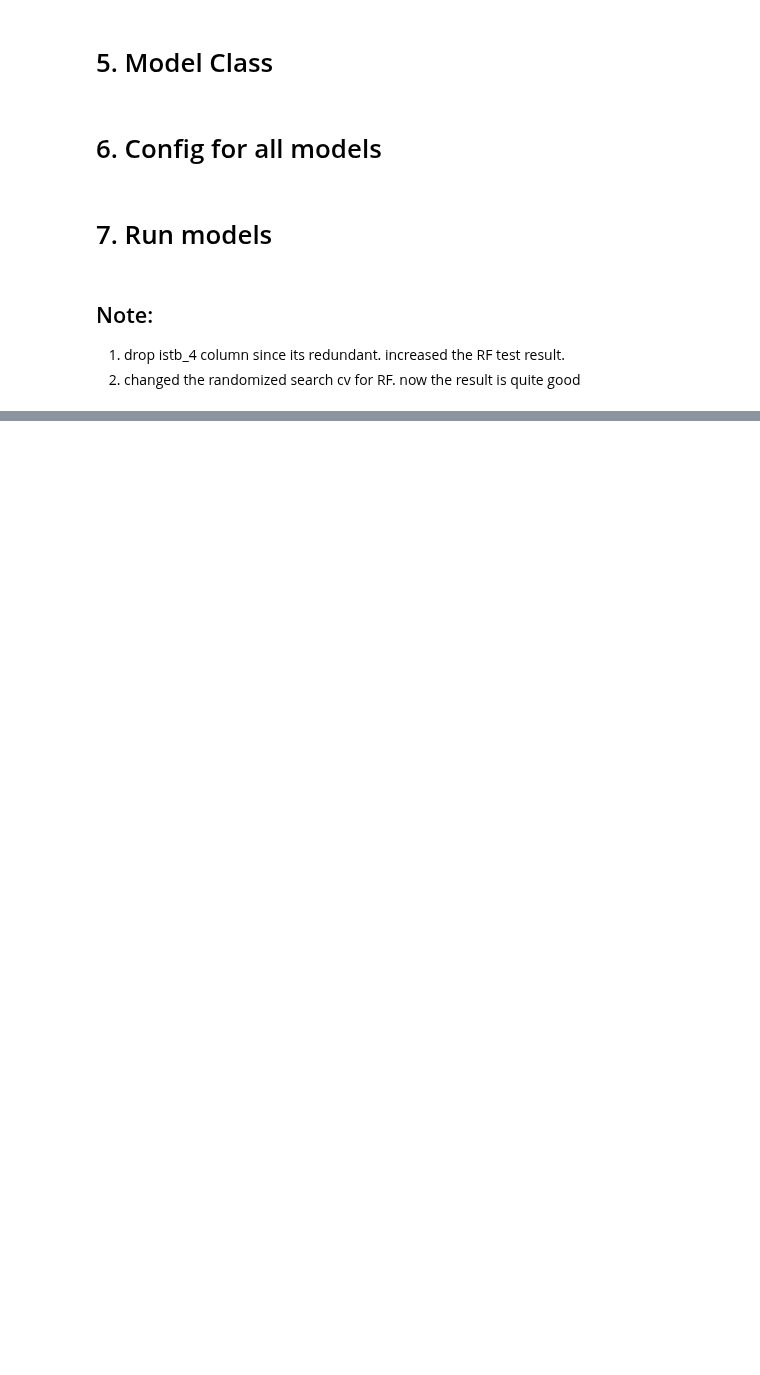
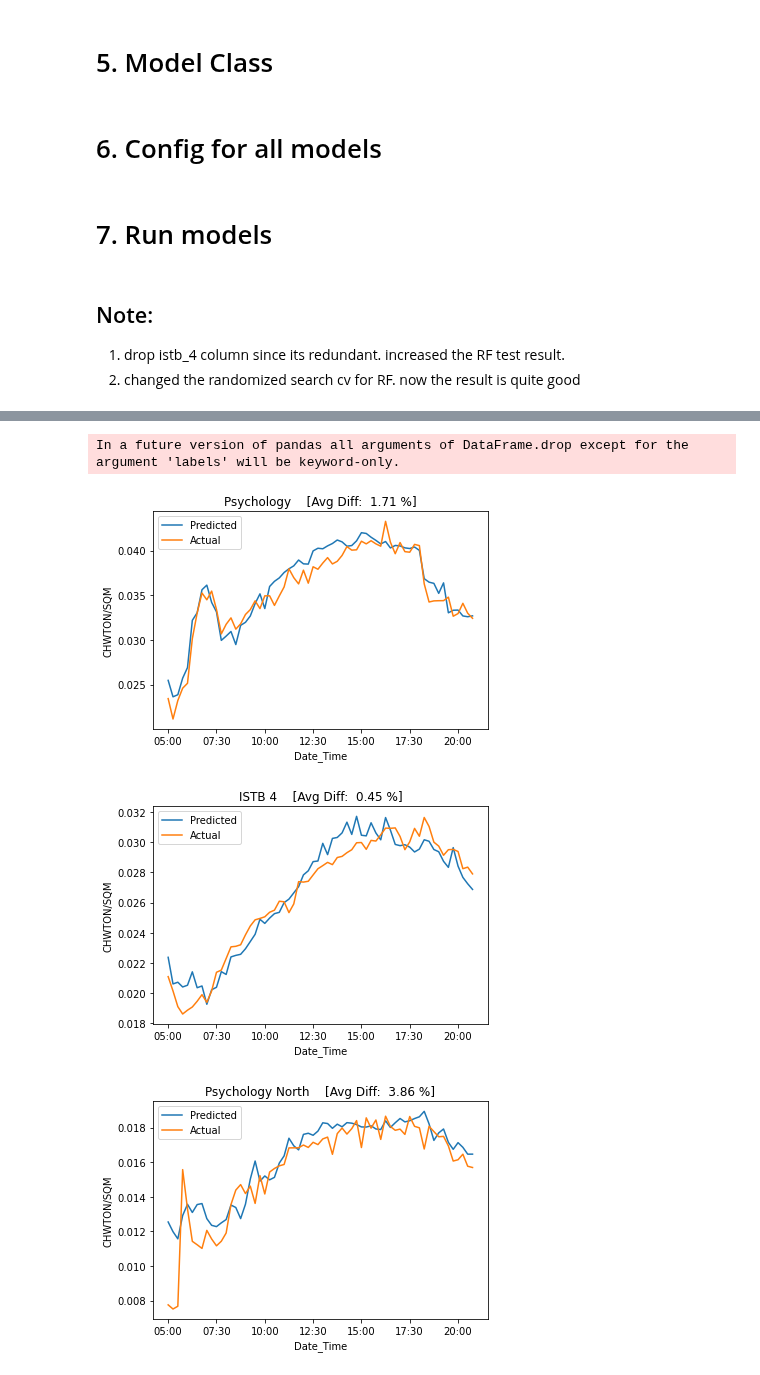
Before and after one commit to freecode23/microclimate-effects, a Jupyter notebook: microclimate_model/Model8_four_models.ipynb, the cells around one changed output, grey strips where cells are left out. Saved outputs shown, nothing was run; the diff lists cells and outputs as text; code cells hidden in the pictures; blank space fills up the shorter version.

```diff
--- a/microclimate_model/Model8_four_models.ipynb
+++ b/microclimate_model/Model8_four_models.ipynb
@@ -44,6 +47,7 @@ import pickle
 # %%
 TRAIN_PATH = "../Data/microclimate_model/Combined/three_bldgs_dropped.csv"
 TEST_PATH = "../Data/microclimate_model/Combined/three_bldgs_J9_dropped.csv"
+OUTPUT_PATH = "./output/"
 # %% [markdown]
 # 2. Data Class
 # %%
@@ -349,7 +393,7 @@ rf_random_grid = {
 # %%
 # XGB
 xgb_name = "xgb"
-xgb_base = XGBRegressor(n_estimators = 100, verbosity = 0, random_state = 42)
+xgb_base = XGBRegressor(n_estimators = N_ESTIMATORS, verbosity = 0, random_state = RANDOM_STATE)
 
 xgb_random_grid = {
     'learning_rate' : [0.1, 0,2 ,0.3, 0.4],
@@ -446,19 +491,0 @@ dur 276.338466
-# %%
-best_one = tt.get_bestN_random_models(1)
-print("best=", best_one[0][0])
-
-cb_best = best_one[0][0]
-
-# save the best model
-filename = 'cb_best.sav'
-pickle.dump(cb_best, open(filename, 'wb'))
-
-# try load
-loaded_model_name = "cb_best"
-loaded_model = pickle.load(open(filename, 'rb'))
-tt.train_and_store_score(loaded_model, loaded_model_name)
-tt.test_and_store_score(loaded_model, loaded_model_name)
-
-# confirm correct score
-scores_df = tt.get_scores_df()
-print(scores_df)
@@ -484,0 +758,22 @@ scores_df.to_csv('scores.csv', index=False)
+# %%
+data = Data(TRAIN_PATH, TEST_PATH, isDropISTB=True)
+X_train_val, y_train_val = data.get_xy_trainval()
+X_test, y_test= data.get_xy_test()
+# %%
+plt_obj = Plot(TRAIN_PATH, TEST_PATH)
+
+# 1. predict
+model = lgbm
+y_pred = model.predict(X_test)
+
+# 2. plot
+plt_obj.plot(y_pred, y_test,
+             scene_name="actual",
+             output_path =OUTPUT_PATH,
+             is_scenario=False,
+             is_save=True)
+# %% [output]
+In a future version of pandas all arguments of DataFrame.drop except for the argument 'labels' will be keyword-only.
+[figure, added]
+[figure, added]
+[figure, added]
```
Also changed, not shown: parts of 23 cells of this notebook, 5 other files.
